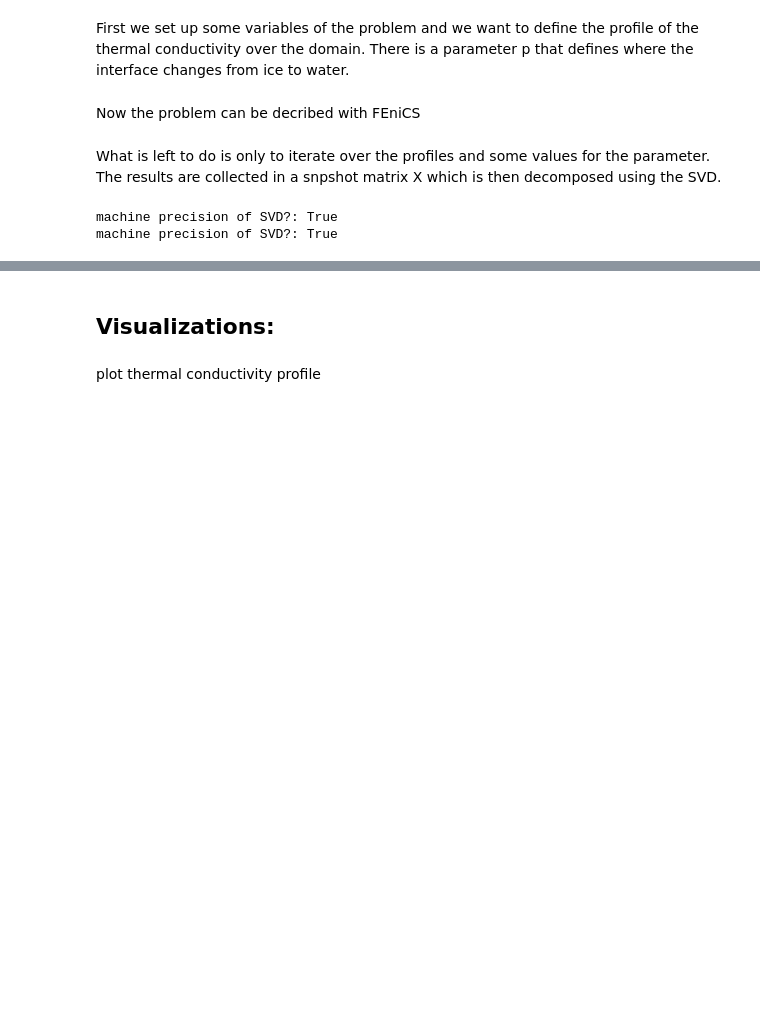
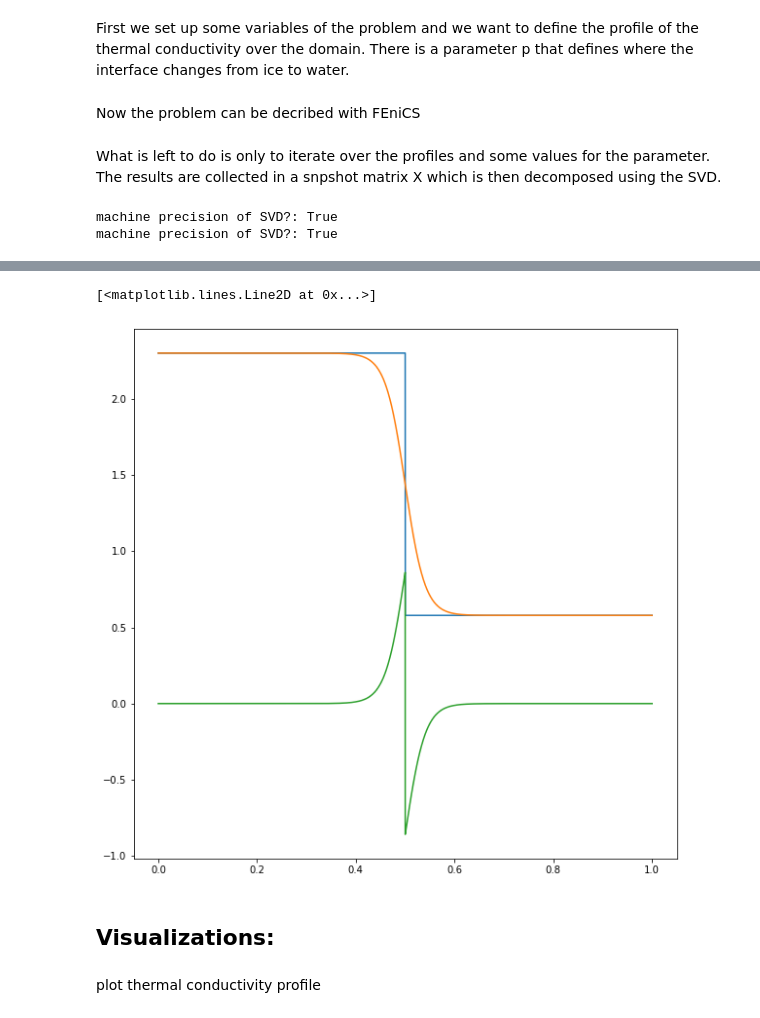
Before and after one commit to flabowski/FEniCS_rb_demo, a Jupyter notebook: poisson problem.ipynb, the cells around one changed output, grey strips where cells are left out. Cells and saved outputs as stored; diff of their text form; code cells hidden in the pictures; blank space fills up the shorter version.

```diff
--- a/poisson problem.ipynb
+++ b/poisson problem.ipynb
@@ -98,3 +113,11 @@ machine precision of SVD?: True
+# %%
+fig, ax = plt.subplots(figsize=(10,10))
+plt.plot(x, step(x, .5))
+plt.plot(x, sigmoid(x, .5))
+plt.plot(x, step(x, .5)-sigmoid(x, .5))
+# %% [output]
+[<matplotlib.lines.Line2D at 0x...>]
+[figure, added]
 # %% [markdown]
 ## Visualizations:
 # %% [markdown]
```
Also changed, not shown: parts of 9 cells of this notebook.
